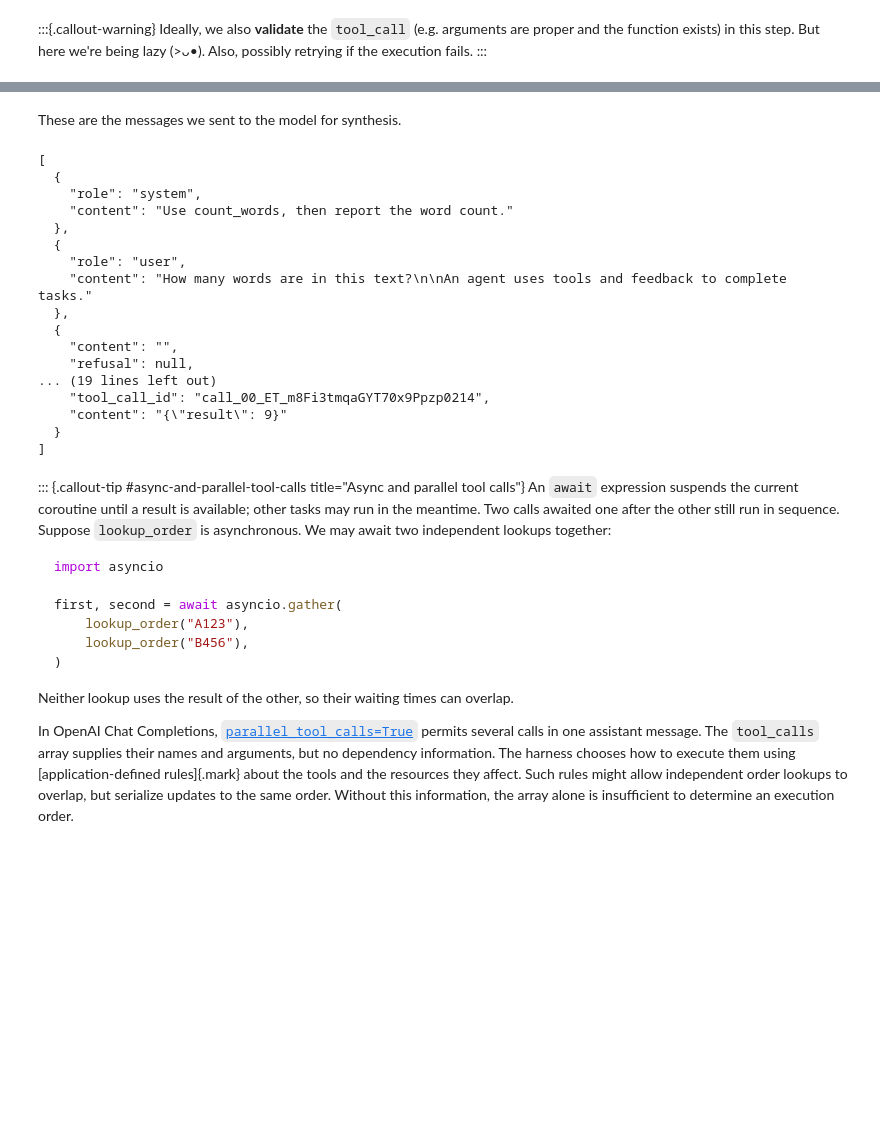
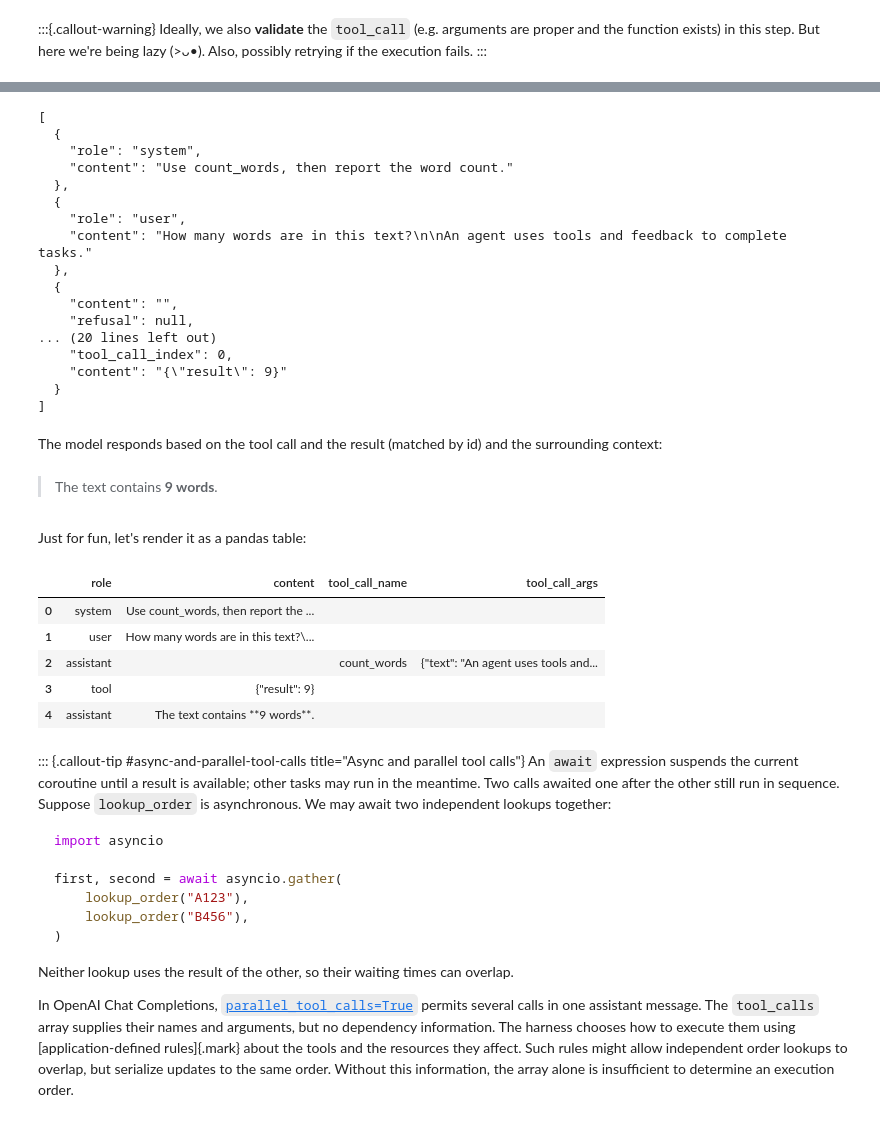
Before and after one commit to particle1331/atlas, a Jupyter notebook: content/posts/week-1-introduction-to-ai-agents.ipynb, the cells around one changed output, grey strips where cells are left out. Saved outputs shown, nothing was run; the diff lists cells and outputs as text; code cells hidden in the pictures; blank space fills up the shorter version.

Commit message:
docs(agents): revise intro notebook tool examples

```diff
--- a/content/posts/week-1-introduction-to-ai-agents.ipynb
+++ b/content/posts/week-1-introduction-to-ai-agents.ipynb
@@ -312,12 +269,11 @@ async def chat(
 # %%
-import json
-
 example = "An agent uses tools and feedback to complete tasks."
 messages = [
     {"role": "system", "content": "Use count_words, then report the word count."},
     {"role": "user", "content": f"How many words are in this text?\n\n{example}"},
 ]
 
-response = await chat(messages, tools=[count_words_])
-messages.append(response.choices[0].message.model_dump())
+response = await chat(messages, extra_options=dict(tools=tools), show_reasoning=True)
+messages.append(response["message"])
+rich.print_json(data=response);
 # %% [output]
@@ -330,18 +303,19 @@ Tool call ID: call_00_ET_m8Fi3tmqaGYT70x9Ppzp0214
 # %% [markdown]
 **Execution.** We wrap the result with role `tool` which we send back to the LLM.
 # %%
-tool_call = response.choices[0].message.tool_calls[0]
-fn_schema = tool_call.function
-fn = tool_registry[fn_schema.name]
-result = fn(**json.loads(fn_schema.arguments))
+tool_call = response["message"]["tool_calls"][0]
+fn_schema = tool_call["function"]
+fn = tool_registry[fn_schema["name"]]
+result = fn(**json.loads(fn_schema["arguments"]))
 
 messages.append({
     "role": "tool",
-    "tool_call_id": tool_call.id,
+    "tool_call_id": tool_call["id"],
+    "tool_call_index": 0,
     "content": json.dumps({"result": result}),
 })
 
-print_json(json.dumps(messages[-1]))
+rich.print_json(json.dumps(messages[-1]))
 # %% [output]
 {
   "role": "tool",
@@ -362,7 +332,5 @@ Response:
-# %% [markdown]
-These are the messages we sent to the model for synthesis.
 # %%
-print_json(json.dumps(messages))
+rich.print_json(json.dumps(messages))
 # %% [output]
 [
   {
@@ -376,11 +344,46 @@ print_json(json.dumps(messages))
   {
     "content": "",
     "refusal": null,
-... (19 lines left out)
-    "tool_call_id": "call_00_ET_m8Fi3tmqaGYT70x9Ppzp0214",
+... (20 lines left out)
+    "tool_call_index": 0,
     "content": "{\"result\": 9}"
   }
 ]
+# %% [markdown]
+The model responds based on the tool call and the result (matched by id) and the surrounding context:
+# %%
+response = await chat(messages, show_reasoning=False)
+messages.append(response["message"])
+# %% [output]
+> The text contains **9 words**.
+# %% [markdown]
+Just for fun, let's render it as a pandas table:
+# %%
+import pandas as pd
+
+def messages_table(messages: list[dict]) -> pd.DataFrame:
+    rows = []
+    for message in messages:
+        for tool_call in message.get("tool_calls") or [{}]:
+            function = tool_call.get("function") or {}
+            rows.append({
+                "role": message.get("role"),
+                "content": message.get("content"),
+                "tool_call_name": function.get("name"),
+                "tool_call_args": function.get("arguments"),
+            })
+    return pd.DataFrame(
+        rows, columns=["role", "content", "tool_call_name", "tool_call_args"]
+    )
+
+messages_table(messages).fillna("")
+# %% [output]
+|  | role | content | tool_call_name | tool_call_args |
+| 0 | system | Use count_words, then report the ... |  |  |
+| 1 | user | How many words are in this text?\... |  |  |
+| 2 | assistant |  | count_words | {"text": "An agent uses tools and... |
+| 3 | tool | {"result": 9} |  |  |
+| 4 | assistant | The text contains **9 words**. |  |  |
 # %% [markdown]
 ::: {.callout-tip #async-and-parallel-tool-calls title="Async and parallel tool calls"}
 An `await` expression suspends the current coroutine until a result is available; other tasks may run in the meantime. Two calls awaited one after the other still run in sequence. Suppose `lookup_order` is asynchronous. We may await two independent lookups together:
```
Also changed, not shown: parts of 31 cells of this notebook, 4 other files.
